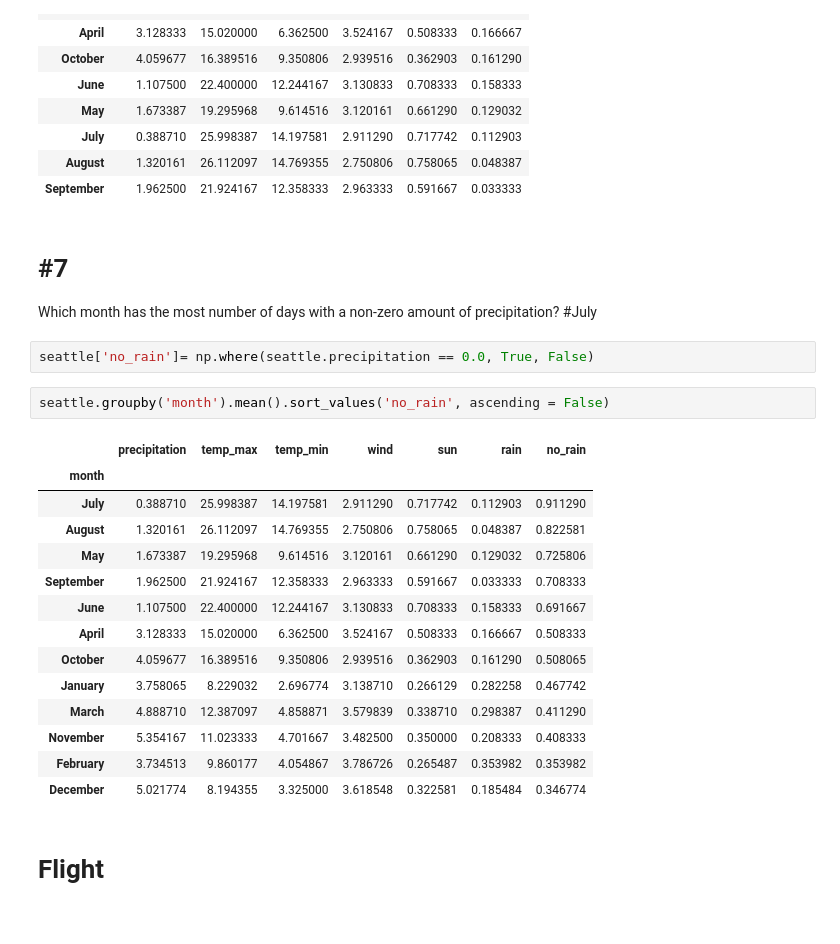
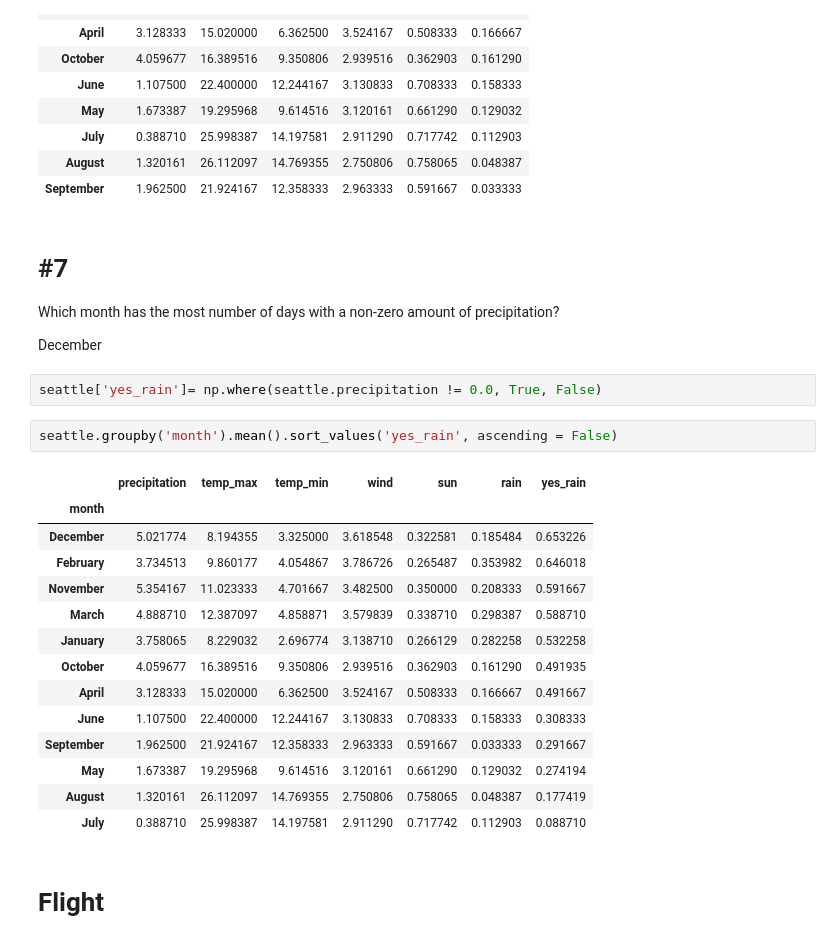
Before and after one commit to Jgardin875/time_series_exercises, a Jupyter notebook: datetime_series.ipynb, the cells around one changed output. Saved outputs shown, nothing was run; the diff lists cells and outputs as text.

```diff
--- a/datetime_series.ipynb
+++ b/datetime_series.ipynb
@@ -341,26 +371,27 @@ seattle.groupby('month').mean().sort_values('rain', ascending = False)
 # %% [markdown]
 # #7
 Which month has the most number of days with a non-zero amount of precipitation?
-#July
+
+December
 # %%
-seattle['no_rain']= np.where(seattle.precipitation == 0.0, True, False)
+seattle['yes_rain']= np.where(seattle.precipitation != 0.0, True, False)
 # %%
-seattle.groupby('month').mean().sort_values('no_rain', ascending = False)
+seattle.groupby('month').mean().sort_values('yes_rain', ascending = False)
 # %% [output]
-|  | precipitation | temp_max | temp_min | wind | sun | rain | no_rain |
+|  | precipitation | temp_max | temp_min | wind | sun | rain | yes_rain |
 | month |  |  |  |  |  |  |  |
-| July | 0.388710 | 25.998387 | 14.197581 | 2.911290 | 0.717742 | 0.112903 | 0.911290 |
-| August | 1.320161 | 26.112097 | 14.769355 | 2.750806 | 0.758065 | 0.048387 | 0.822581 |
-| May | 1.673387 | 19.295968 | 9.614516 | 3.120161 | 0.661290 | 0.129032 | 0.725806 |
-| September | 1.962500 | 21.924167 | 12.358333 | 2.963333 | 0.591667 | 0.033333 | 0.708333 |
-| June | 1.107500 | 22.400000 | 12.244167 | 3.130833 | 0.708333 | 0.158333 | 0.691667 |
-| April | 3.128333 | 15.020000 | 6.362500 | 3.524167 | 0.508333 | 0.166667 | 0.508333 |
-| October | 4.059677 | 16.389516 | 9.350806 | 2.939516 | 0.362903 | 0.161290 | 0.508065 |
-| January | 3.758065 | 8.229032 | 2.696774 | 3.138710 | 0.266129 | 0.282258 | 0.467742 |
-| March | 4.888710 | 12.387097 | 4.858871 | 3.579839 | 0.338710 | 0.298387 | 0.411290 |
-| November | 5.354167 | 11.023333 | 4.701667 | 3.482500 | 0.350000 | 0.208333 | 0.408333 |
-| February | 3.734513 | 9.860177 | 4.054867 | 3.786726 | 0.265487 | 0.353982 | 0.353982 |
-| December | 5.021774 | 8.194355 | 3.325000 | 3.618548 | 0.322581 | 0.185484 | 0.346774 |
+| December | 5.021774 | 8.194355 | 3.325000 | 3.618548 | 0.322581 | 0.185484 | 0.653226 |
+| February | 3.734513 | 9.860177 | 4.054867 | 3.786726 | 0.265487 | 0.353982 | 0.646018 |
+| November | 5.354167 | 11.023333 | 4.701667 | 3.482500 | 0.350000 | 0.208333 | 0.591667 |
+| March | 4.888710 | 12.387097 | 4.858871 | 3.579839 | 0.338710 | 0.298387 | 0.588710 |
+| January | 3.758065 | 8.229032 | 2.696774 | 3.138710 | 0.266129 | 0.282258 | 0.532258 |
+| October | 4.059677 | 16.389516 | 9.350806 | 2.939516 | 0.362903 | 0.161290 | 0.491935 |
+| April | 3.128333 | 15.020000 | 6.362500 | 3.524167 | 0.508333 | 0.166667 | 0.491667 |
+| June | 1.107500 | 22.400000 | 12.244167 | 3.130833 | 0.708333 | 0.158333 | 0.308333 |
+| September | 1.962500 | 21.924167 | 12.358333 | 2.963333 | 0.591667 | 0.033333 | 0.291667 |
+| May | 1.673387 | 19.295968 | 9.614516 | 3.120161 | 0.661290 | 0.129032 | 0.274194 |
+| August | 1.320161 | 26.112097 | 14.769355 | 2.750806 | 0.758065 | 0.048387 | 0.177419 |
+| July | 0.388710 | 25.998387 | 14.197581 | 2.911290 | 0.717742 | 0.112903 | 0.088710 |
 # %% [markdown]
 # Flight
 # %%
```
Also changed, not shown: parts of 17 cells of this notebook.
